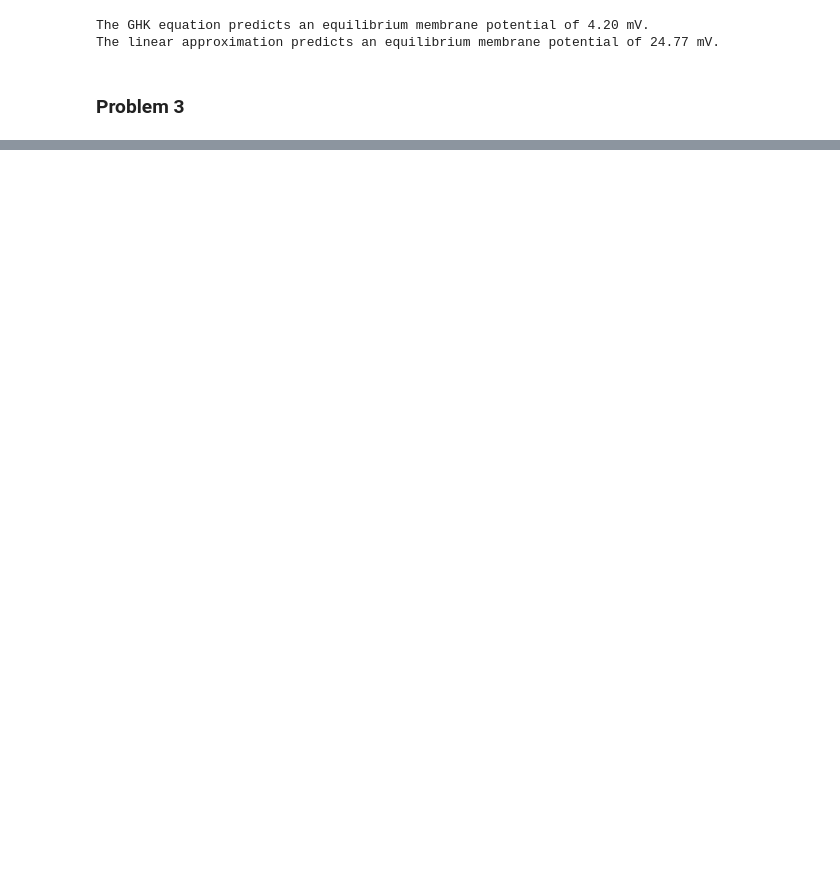
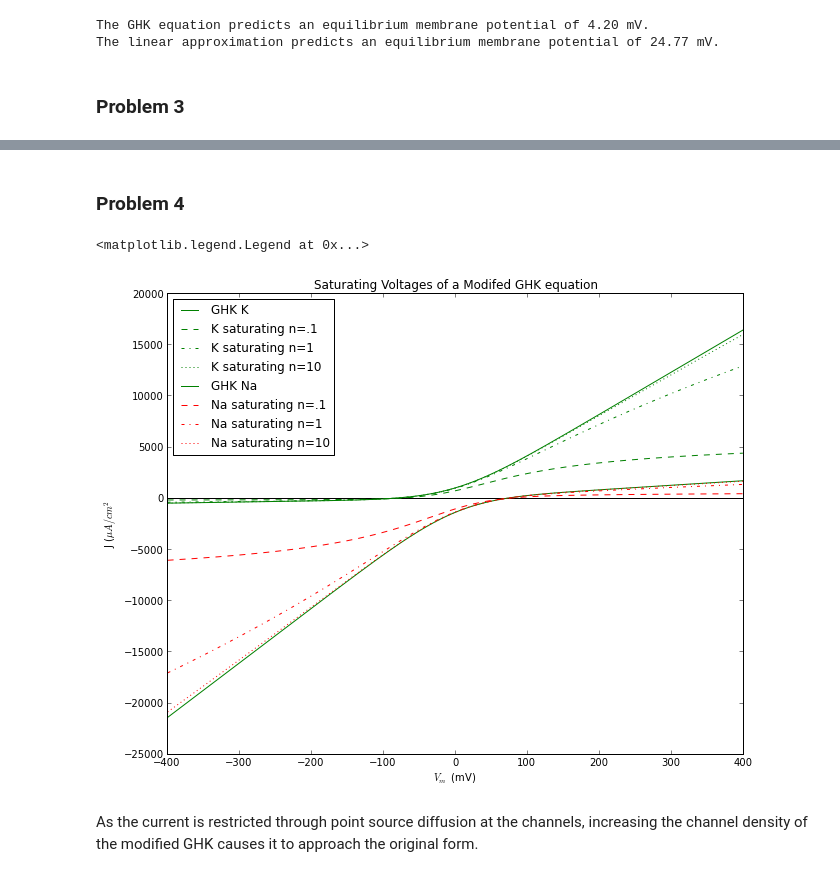
Before and after one commit to forrestsheldon/neurodynamics, a Jupyter notebook: week_1_GHK_dynamics.ipynb, the cells around one changed output, grey strips where cells are left out. Cells and saved outputs as stored; diff of their text form; code cells hidden in the pictures; blank space fills up the shorter version.

```diff
--- a/week_1_GHK_dynamics.ipynb
+++ b/week_1_GHK_dynamics.ipynb
@@ -298,0 +314,51 @@ fig3.tight_layout()
+# %% [markdown]
+### Problem 4
+# %%
+#Diffusion constants for sodium and potassium cm^2/s
+D_Na = 1.9e-5
+D_K = 1.3e-5
+
+#channel radius cm
+r_ch = 5e-8
+
+#Faraday constant C/mol
+Faraday = 9.649e10
+
+V_m_bigger = sp.arange(-400, 400)+10e-10
+
+def ghk_current_saturating(valence, permeability, Diffusion_const, conc_in, conc_out, membrane_pot, channel_density):
+    #Constant associated with concentration gradient in channel cm^3 uC/s/mM
+    alpha = 2*np.pi*Diffusion_const*valence*r_ch*Faraday*10**3
+    return (conc_in - conc_out * sp.exp(-valence*membrane_pot / V_t))/((1/(channel_density * alpha) + 1 /
+            (valence**2*permeability*membrane_pot)) + (1/(channel_density * alpha) - 1 /
+                (valence**2*permeability*membrane_pot)) * sp.exp(-valence*membrane_pot/V_t))
+
+def GHK_K_saturating(membrane_pot, channel_density):
+    return ghk_current_saturating(1, P_K, D_K, C_K_i, C_K_o, membrane_pot, channel_density)
+
+def GHK_Na_saturating(membrane_pot, channel_density):
+    return ghk_current_saturating(1, P_Na, D_Na, C_Na_i, C_Na_o, membrane_pot, channel_density)
+
+fig4 = plt.figure(figsize=(10,8))
+axes4 = fig4.add_axes([0.1, 0.1, 0.8, 0.8])
+axes4.plot(V_m_bigger, 0*V_m_bigger, 'k-')
+
+axes4.plot(V_m_bigger, GHK_K(V_m_bigger), 'g-', label='GHK K')
+axes4.plot(V_m_bigger, GHK_K_saturating(V_m_bigger, .1), 'g--',label='K saturating n=.1' )
+axes4.plot(V_m_bigger, GHK_K_saturating(V_m_bigger, 1), 'g-.',label='K saturating n=1' )
+axes4.plot(V_m_bigger, GHK_K_saturating(V_m_bigger, 10), 'g:',label='K saturating n=10' )
+
+axes4.plot(V_m_bigger, GHK_Na(V_m_bigger), 'g-', label='GHK Na')
+axes4.plot(V_m_bigger, GHK_Na_saturating(V_m_bigger, .1), 'r--', label='Na saturating n=.1' )
+axes4.plot(V_m_bigger, GHK_Na_saturating(V_m_bigger, 1), 'r-.', label='Na saturating n=1' )
+axes4.plot(V_m_bigger, GHK_Na_saturating(V_m_bigger, 10), 'r:', label='Na saturating n=10' )
+
+axes4.set_xlabel('$V_m$ (mV)')
+axes4.set_ylabel('J ($\mu A/cm^2$')
+axes4.set_title('Saturating Voltages of a Modifed GHK equation')
+axes4.legend(loc='upper left')
+# %% [output]
+<matplotlib.legend.Legend at 0x...>
+[figure, added]
+# %% [markdown]
+As the current is restricted through point source diffusion at the channels, increasing the channel density of the modified GHK causes it to approach the original form.
```
Also changed, not shown: parts of 4 cells of this notebook.
